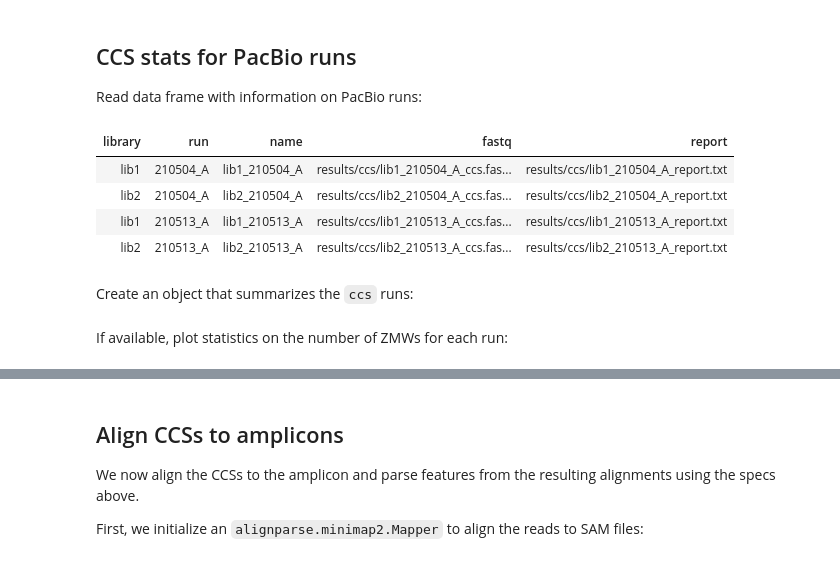
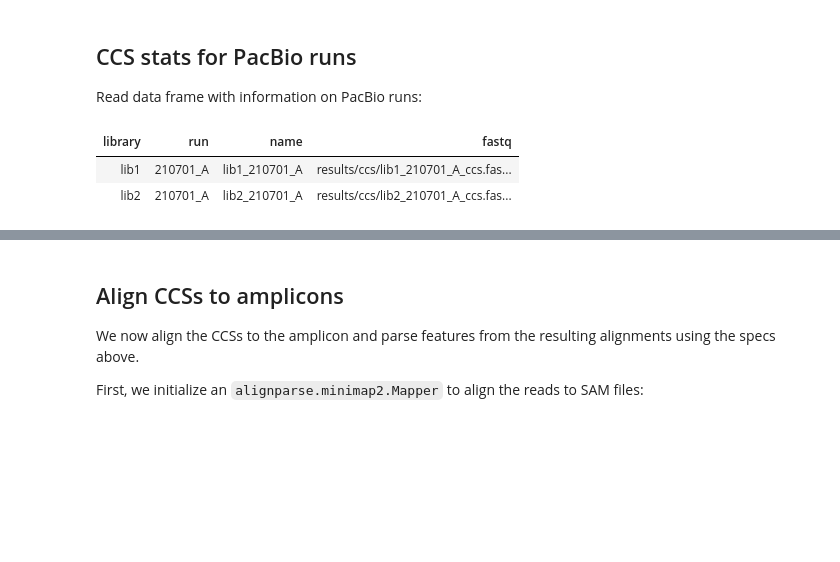
Before and after one commit to jbloomlab/SARS-CoV-2-RBD_B.1.351, a Jupyter notebook: process_ccs.ipynb, the cells around one changed output, grey strips where cells are left out. Cells and saved outputs as stored; diff of their text form; code cells hidden in the pictures; blank space fills up the shorter version.

```diff
--- a/process_ccs.ipynb
+++ b/process_ccs.ipynb
@@ -120,30 +120,14 @@ Read data frame with information on PacBio runs:
 # %%
 pacbio_runs = (
     pd.read_csv(config['pacbio_runs'], dtype=str)
-    .drop(columns=['subreads'])
+    .drop(columns=['ccs'])
     .assign(name=lambda x: x['library'] + '_' + x['run'],
             fastq=lambda x: config['ccs_dir'] + '/' + x['name'] + '_ccs.fastq.gz'
             )
     )
 
-# we only have report files on the Hutch server, not for SRA download
-if config['seqdata_source'] == 'HutchServer':
-    pacbio_runs = (
-        pacbio_runs
-        .assign(report=lambda x: config['ccs_dir'] + '/' + x['name'] + '_report.txt')
-        )
-    report_col = 'report'
-elif config['seqdata_source'] == 'SRA':
-    report_col = None
-else:
-    raise ValueError(f"invalid `seqdata_source` {config['seqdata_source']}")
-
 display(HTML(pacbio_runs.to_html(index=False)))
 # %% [output]
-| library | run | name | fastq | report |
-| lib1 | 210504_A | lib1_210504_A | results/ccs/lib1_210504_A_ccs.fas... | results/ccs/lib1_210504_A_report.txt |
-| lib2 | 210504_A | lib2_210504_A | results/ccs/lib2_210504_A_ccs.fas... | results/ccs/lib2_210504_A_report.txt |
-| lib1 | 210513_A | lib1_210513_A | results/ccs/lib1_210513_A_ccs.fas... | results/ccs/lib1_210513_A_report.txt |
-| lib2 | 210513_A | lib2_210513_A | results/ccs/lib2_210513_A_ccs.fas... | results/ccs/lib2_210513_A_report.txt |
+| library | run | name | fastq |
+| lib1 | 210701_A | lib1_210701_A | results/ccs/lib1_210701_A_ccs.fas... |
+| lib2 | 210701_A | lib2_210701_A | results/ccs/lib2_210701_A_ccs.fas... |
-# %% [markdown]
-Create an object that summarizes the `ccs` runs:
@@ -155,2 +133,0 @@ ccs_summaries = alignparse.ccs.Summaries(pacbio_runs,
-# %% [markdown]
-If available, plot statistics on the number of ZMWs for each run:
```
Also changed, not shown: parts of 14 cells of this notebook, 57 other files.
